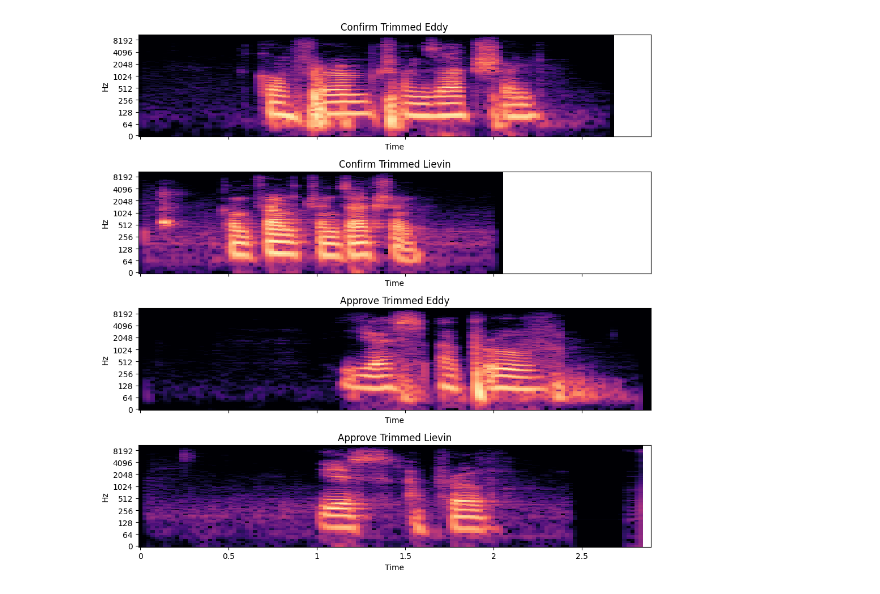
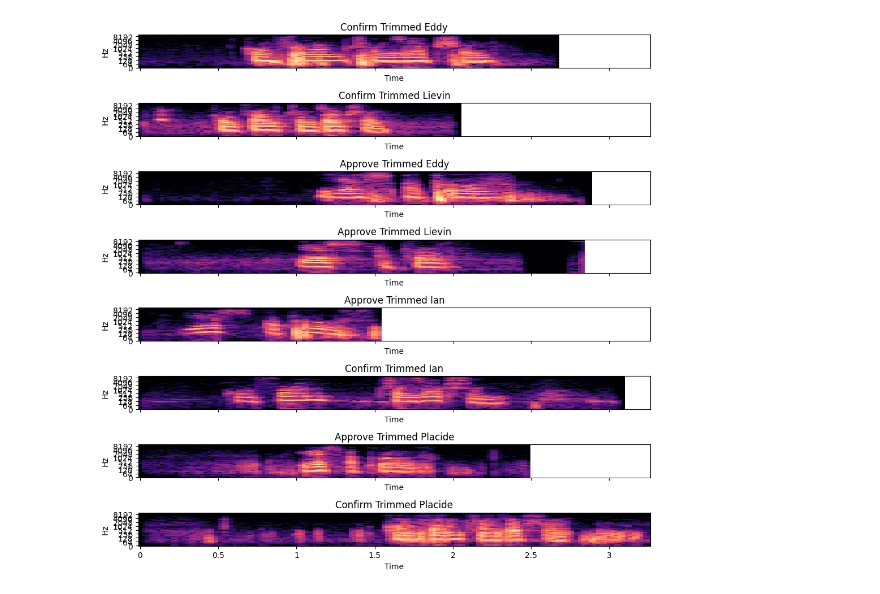
Before and after one commit to i-ganza007/Multimodal-Data-Preprocessing, a Jupyter notebook: notebooks/Sound_Processing.ipynb, the cells around one changed output. Drawn from its saved outputs; the diff is of its cells as text; code cells hidden in the pictures.

```diff
--- a/notebooks/Sound_Processing.ipynb
+++ b/notebooks/Sound_Processing.ipynb
@@ -6,10 +6,14 @@ import matplotlib.pyplot as plt
 import numpy as np
 import pandas as pd
 # %%
-y_confirm_eddy , sr_confirm_eddy = lb.load('/content/confirm_eddy.mp3')
-y_confirm_lievin , sr_confirm_lievin = lb.load('/content/confirm_lievin.mp3')
-y_approve_eddy , sr_approve_eddy = lb.load('/content/yes_approve_eddy.mp3')
-y_approve_lievin , sr_approve_lievin = lb.load('/content/yes_approve_lievin.mp3')
+y_confirm_eddy , sr_confirm_eddy = lb.load('/content/confirm_eddy.wav')
+y_confirm_ian , sr_confirm_ian = lb.load('/content/confirm_ian.wav')
+y_confirm_lievin , sr_confirm_lievin = lb.load('/content/confirm_lievin.wav')
+y_confirm_placide , sr_confirm_placide = lb.load('/content/confirm_placide.wav')
+y_approve_eddy , sr_approve_eddy = lb.load('/content/yes_approve_eddy.wav')
+y_approve_lievin , sr_approve_lievin = lb.load('/content/yes_approve_lievin.wav')
+y_approve_ian , sr_approve_ian = lb.load('/content/yes_approve_ian.wav')
+y_approve_placide , sr_approve_placide = lb.load('/content/yes_approve_placide.wav')
 # %%
 y_confirm_eddy_sr =  sr_confirm_eddy
 y_confirm_lievin_sr = sr_confirm_lievin
@@ -62,15 +95,27 @@ yt_confirm_eddy , index_confirm_eddy = lb.effects.trim(y_confirm_eddy)
 yt_confirm_lievin , index_confirm_lievin = lb.effects.trim(y_confirm_lievin)
 yt_approve_eddy , index_approve_eddy = lb.effects.trim(y_approve_eddy)
 yt_approve_lievin , index_approve_lievin = lb.effects.trim(y_approve_lievin)
+yt_approve_ian , index_approve_ian = lb.effects.trim(y_approve_ian)
+yt_confirm_ian , index_confirm_ian = lb.effects.trim(y_confirm_ian)
+yt_confirm_placide , index_confirm_placide = lb.effects.trim(y_confirm_placide)
+yt_approve_placide , index_approve_placide = lb.effects.trim(y_approve_placide)
 print(lb.get_duration(y=yt_confirm_eddy, sr=sr_confirm_eddy))
 print(lb.get_duration(y=yt_confirm_lievin, sr=sr_confirm_lievin))
 print(lb.get_duration(y=yt_approve_eddy, sr=sr_approve_eddy))
 print(lb.get_duration(y=yt_approve_lievin, sr=sr_approve_lievin))
+print(lb.get_duration(y=yt_approve_ian, sr=sr_approve_ian))
+print(lb.get_duration(y=yt_confirm_ian, sr=sr_confirm_ian))
+print(lb.get_duration(y=yt_confirm_placide, sr=sr_confirm_placide))
+print(lb.get_duration(y=yt_approve_placide, sr=sr_approve_placide))
 print('Before')
 print(lb.get_duration(y=y_confirm_eddy, sr=sr_confirm_eddy))
 print(lb.get_duration(y=y_confirm_lievin, sr=sr_approve_lievin))
+print(lb.get_duration(y=y_confirm_ian, sr=sr_approve_ian))
 print(lb.get_duration(y=y_approve_eddy, sr=sr_approve_eddy))
 print(lb.get_duration(y=y_approve_lievin, sr=sr_confirm_lievin))
+print(lb.get_duration(y=y_approve_ian, sr=sr_confirm_ian))
+print(lb.get_duration(y=y_confirm_placide, sr=sr_confirm_placide))
+print(lb.get_duration(y=y_approve_placide, sr=sr_approve_placide))
 # %% [output]
 2.670294784580499
 2.043356009070295
@@ -84,27 +137,43 @@ Before
 # %%
 # Trimmed Spectograms
 Dt_confirm_eddy = lb.stft(yt_confirm_eddy)
 Dt_confirm_lievin = lb.stft(yt_confirm_lievin)
 Dt_approve_eddy = lb.stft(yt_approve_eddy)
 Dt_approve_lievin = lb.stft(yt_approve_lievin)
-fig, ax = plt.subplots(nrows=4, sharex=True, sharey=True, figsize=(10, 10))
+Dt_approve_ian = lb.stft(yt_approve_ian)
+Dt_confirm_ian = lb.stft(yt_confirm_ian)
+Dt_confirm_placide = lb.stft(yt_confirm_placide)
+Dt_approve_placide = lb.stft(yt_approve_placide)
+fig, ax = plt.subplots(nrows=8, sharex=True, sharey=True, figsize=(10, 10))
 
 lb.display.specshow(lb.amplitude_to_db(np.abs(Dt_confirm_eddy), ref=np.max),y_axis='log', x_axis='time', ax=ax[0])
 ax[0].set(title='Confirm Trimmed Eddy')
 
 lb.display.specshow(lb.amplitude_to_db(np.abs(Dt_confirm_lievin), ref=np.max),y_axis='log', x_axis='time', ax=ax[1])
 ax[1].set(title='Confirm Trimmed Lievin')
 
 lb.display.specshow(lb.amplitude_to_db(np.abs(Dt_approve_eddy), ref=np.max),y_axis='log', x_axis='time', ax=ax[2])
 ax[2].set(title='Approve Trimmed Eddy')
 
 lb.display.specshow(lb.amplitude_to_db(np.abs(Dt_approve_lievin), ref=np.max),y_axis='log', x_axis='time', ax=ax[3])
 ax[3].set(title='Approve Trimmed Lievin')
 
+lb.display.specshow(lb.amplitude_to_db(np.abs(Dt_approve_ian), ref=np.max),y_axis='log', x_axis='time', ax=ax[4])
+ax[4].set(title='Approve Trimmed Ian')
+
+lb.display.specshow(lb.amplitude_to_db(np.abs(Dt_confirm_ian), ref=np.max),y_axis='log', x_axis='time', ax=ax[5])
+ax[5].set(title='Confirm Trimmed Ian')
+
+lb.display.specshow(lb.amplitude_to_db(np.abs(Dt_approve_placide), ref=np.max),y_axis='log', x_axis='time', ax=ax[6])
+ax[6].set(title='Approve Trimmed Placide')
+
+lb.display.specshow(lb.amplitude_to_db(np.abs(Dt_confirm_placide), ref=np.max),y_axis='log', x_axis='time', ax=ax[7])
+ax[7].set(title='Confirm Trimmed Placide')
+
 plt.tight_layout()
 plt.show()
 # %% [output]
-[figure, old version]
+[figure, new version]
 # %%
 # Augmentation Pitch Shift
 y_pitch_shift_confirm_eddy = lb.effects.pitch_shift(yt_confirm_eddy, sr=sr_confirm_eddy, n_steps=4)
```
Also changed, not shown: parts of 11 cells of this notebook.
